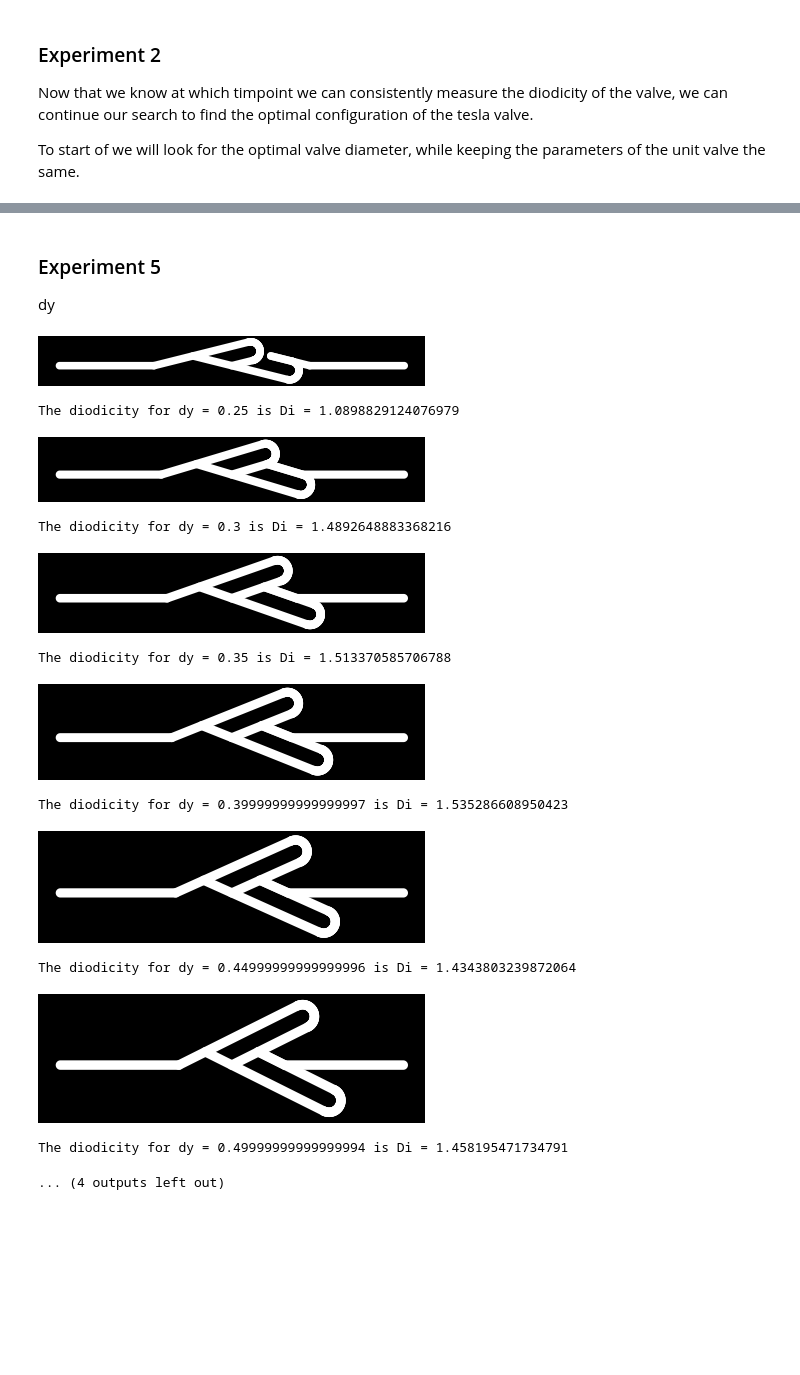
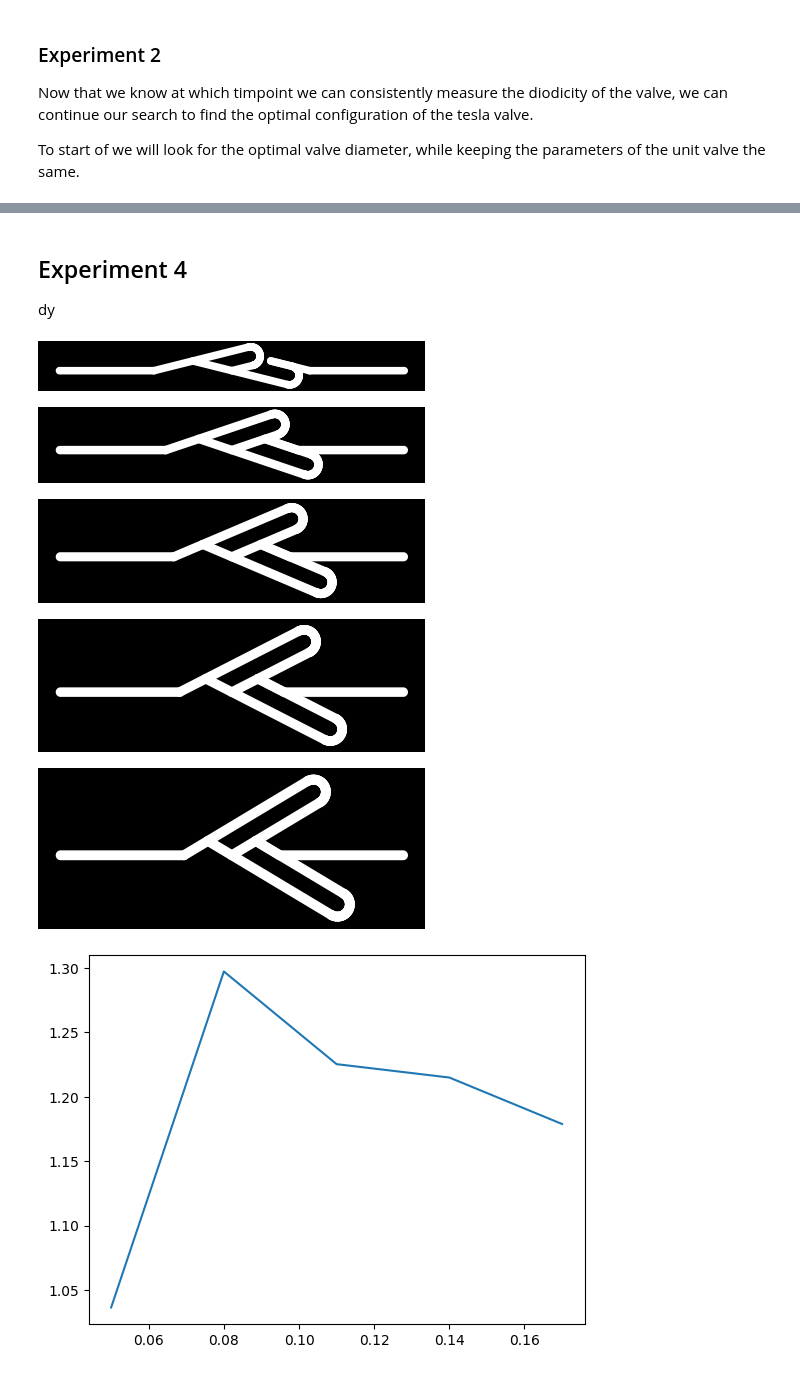
Before and after one commit to KPutti71/project_comp_sci, a Jupyter notebook: experiments.ipynb, the cells around one changed output, grey strips where cells are left out. Cells and saved outputs as stored; diff of their text form; code cells hidden in the pictures; blank space fills up the shorter version.

```diff
--- a/experiments.ipynb
+++ b/experiments.ipynb
@@ -261,0 +194,17 @@ The diodicity for radius r = 0.1 is Di = 1.513370585706788
+# %%
+radius = np.linspace(0.05, 0.17, 10)
+D = []
+
+for r in radius:
+    generate_valve(0.04, 2, 0.35, r, 1)
+
+    sim_rev = Simulation(flip_x=False, **sim_params)
+    sim_for = Simulation(flip_x=True, **sim_params)
+
+    sim_for.run()
+    sim_rev.run()
+
+    D.append(sim_rev.flow_resistance()/sim_for.flow_resistance())
+
+plt.plot(radius, D)
+plt.show()
@@ -262,52 +218,28 @@ The diodicity for radius r = 0.1 is Di = 1.513370585706788
 # %% [markdown]
-### Experiment 5
+## Experiment 4
 
 dy
 # %%
-dy = np.arange(0.25, 0.6, 0.05)
+dy = np.linspace(0.25, 0.6, 5)
 D = []
 
 for y in dy:
     generate_valve(0.04, 2, y, 0.1, 1)
-    sim_params = {
-        "png_path": "data/valve.png",
-        "visualization_by": "pressure_field",
-        "la": 1.03,
-        "resolution_factor": 1,
-        "input_vel": 0.020
-        }
 
-    # Run simulations
-    sim_rev = Simulation(flip_x = False, **sim_params)
-    sim_for = Simulation(flip_x = True, **sim_params)
-    # sim.plot_grid()  # uncomment to debug your PNG -> grid parsing
-    sol_for = sim_for.run()
-    sol_rec = sim_rev.run()
+    sim_rev = Simulation(flip_x=False, **sim_params)
+    sim_for = Simulation(flip_x=True, **sim_params)
 
-    # sim.animate(nrep=64, interval=0.1)
-    # sim_rev.animate(nrep=64, interval=0.1)
+    sim_for.run()
+    sim_rev.run()
 
-    # Calculate flow resistance for diodicity
-    reverse_res = sim_rev.flow_resistance()
-    forward_res = sim_for.flow_resistance()
-    # print(f"Reverse Flow resistance at time t = {sim_rev.Tf} is R = {reverse_res}")
-    # print(f"Forward Flow resistance at time t = {sim.Tf} is R = {forward_res}")
-    Diodicity = diodicity(reverse_res, forward_res)
-    D.append(Diodicity)
-    print(f"The diodicity for dy = {y} is Di = {Diodicity}")
+    D.append(sim_rev.flow_resistance()/sim_for.flow_resistance())
 
-plt.plot(dy, D)
+plt.plot(radius, D)
+plt.show()
 # %% [output]
 [figure]
-The diodicity for dy = 0.25 is Di = 1.0898829124076979
-[figure, old version]
+[figure, new version]
-The diodicity for dy = 0.3 is Di = 1.4892648883368216
-[figure, old version]
+[figure, new version]
-The diodicity for dy = 0.35 is Di = 1.513370585706788
-[figure, old version]
+[figure, new version]
-The diodicity for dy = 0.39999999999999997 is Di = 1.535286608950423
-[figure, old version]
+[figure, new version]
-The diodicity for dy = 0.44999999999999996 is Di = 1.4343803239872064
-[figure, old version]
+[figure, new version]
-The diodicity for dy = 0.49999999999999994 is Di = 1.458195471734791
-... (4 outputs left out)
```
Also changed, not shown: parts of 13 cells of this notebook, 2 other files.
